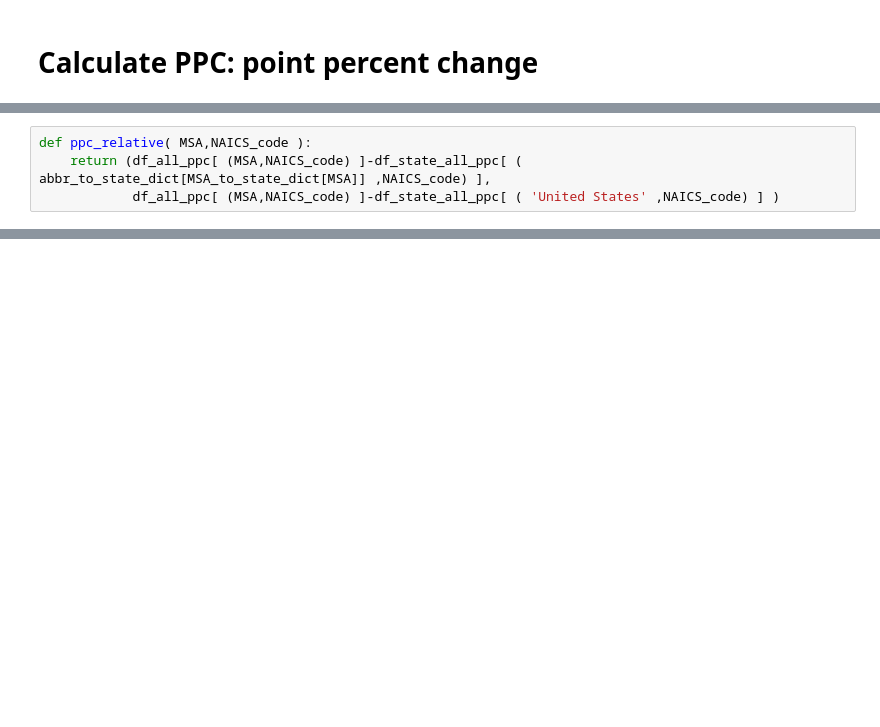
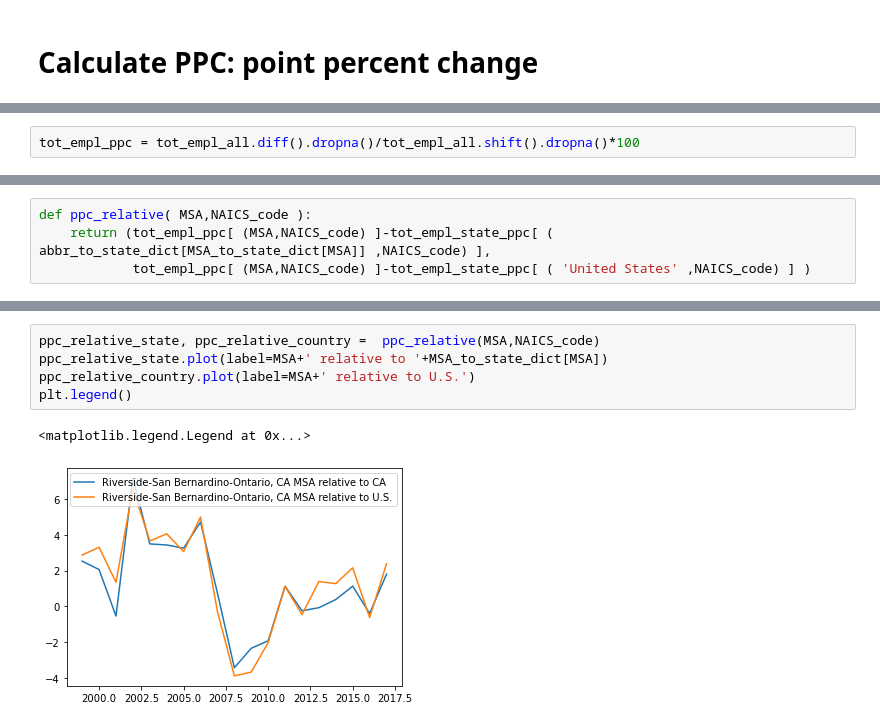
Before and after one commit to hamed-a/DI-project, a Jupyter notebook: process_data_.ipynb, the cells around one changed output, grey strips where cells are left out. Cells and saved outputs as stored; diff of their text form; blank space fills up the shorter version.

```diff
--- a/process_data_.ipynb
+++ b/process_data_.ipynb
@@ -52 +54,3 @@ df_all_ppc.index = list(range(year_start+1,2018))
+# %%
+tot_empl_ppc = tot_empl_all.diff().dropna()/tot_empl_all.shift().dropna()*100
 # %% [markdown]
@@ -65,4 +83,4 @@ df_state_all_ppc.index = list(range(year_start+1,2018))
 # %%
 def ppc_relative( MSA,NAICS_code ):
-    return (df_all_ppc[ (MSA,NAICS_code) ]-df_state_all_ppc[ ( abbr_to_state_dict[MSA_to_state_dict[MSA]] ,NAICS_code) ],
-            df_all_ppc[ (MSA,NAICS_code) ]-df_state_all_ppc[ ( 'United States' ,NAICS_code) ] )
+    return (tot_empl_ppc[ (MSA,NAICS_code) ]-tot_empl_state_ppc[ ( abbr_to_state_dict[MSA_to_state_dict[MSA]] ,NAICS_code) ],
+            tot_empl_ppc[ (MSA,NAICS_code) ]-tot_empl_state_ppc[ ( 'United States' ,NAICS_code) ] )
@@ -84,0 +150,8 @@ df_state[1998]
+# %%
+ppc_relative_state, ppc_relative_country =  ppc_relative(MSA,NAICS_code)
+ppc_relative_state.plot(label=MSA+' relative to '+MSA_to_state_dict[MSA])
+ppc_relative_country.plot(label=MSA+' relative to U.S.')
+plt.legend()
+# %% [output]
+<matplotlib.legend.Legend at 0x...>
+[figure, added]
```
Also changed, not shown: parts of 40 cells of this notebook, 4 other files.
